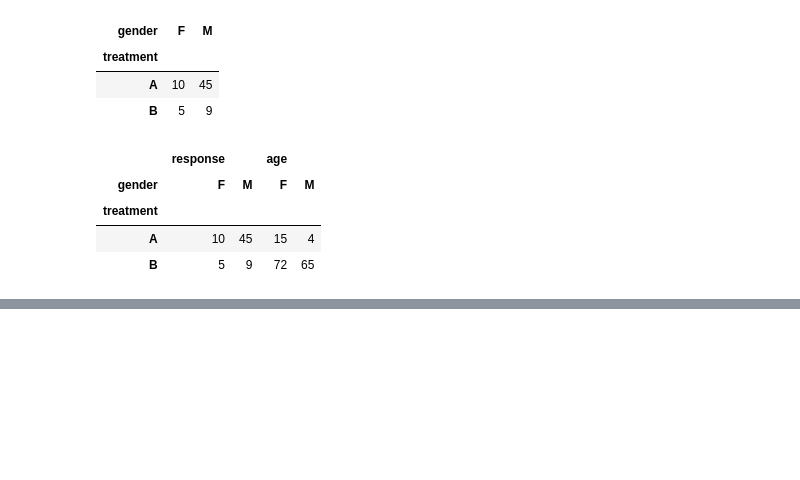
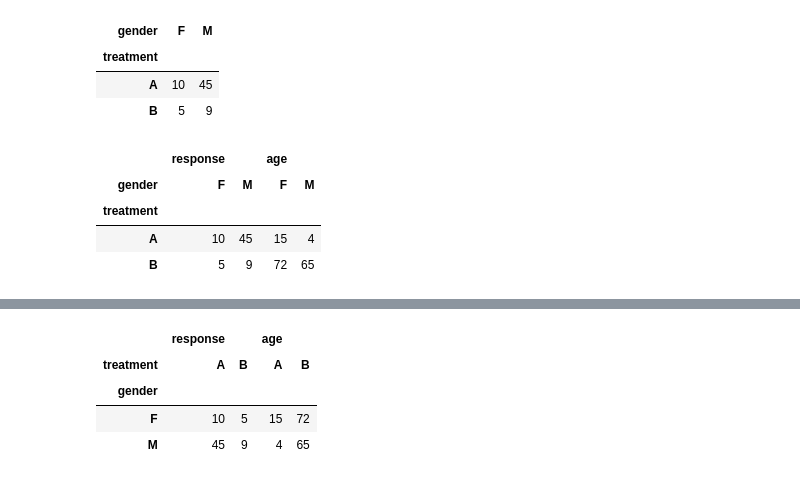
Before and after one commit to karannaik/Data-Science, a Jupyter notebook: Pokemon Weedles cave/Untitled.ipynb, the cells around one changed output, grey strips where cells are left out. Saved outputs shown, nothing was run; the diff lists cells and outputs as text; code cells hidden in the pictures; blank space fills up the shorter version.

```diff
--- a/Pokemon Weedles cave/Untitled.ipynb
+++ b/Pokemon Weedles cave/Untitled.ipynb
@@ -1337,0 +1343,3 @@ df.pivot(index = "treatment", columns = "gender", values = ["response", "age"])
+# %%
+df1 = df.set_index(['treatment', 'gender'])
+df1.head()
@@ -1337,0 +1353,8 @@ df.pivot(index = "treatment", columns = "gender", values = ["response", "age"])
+# %%
+df1.unstack(level = 0)
+# %% [output]
+|  | response |  | age |  |
+| treatment | A | B | A | B |
+| gender |  |  |  |  |
+| F | 10 | 5 | 15 | 72 |
+| M | 45 | 9 | 4 | 65 |
```
Also changed, not shown: parts of 11 cells of this notebook.
